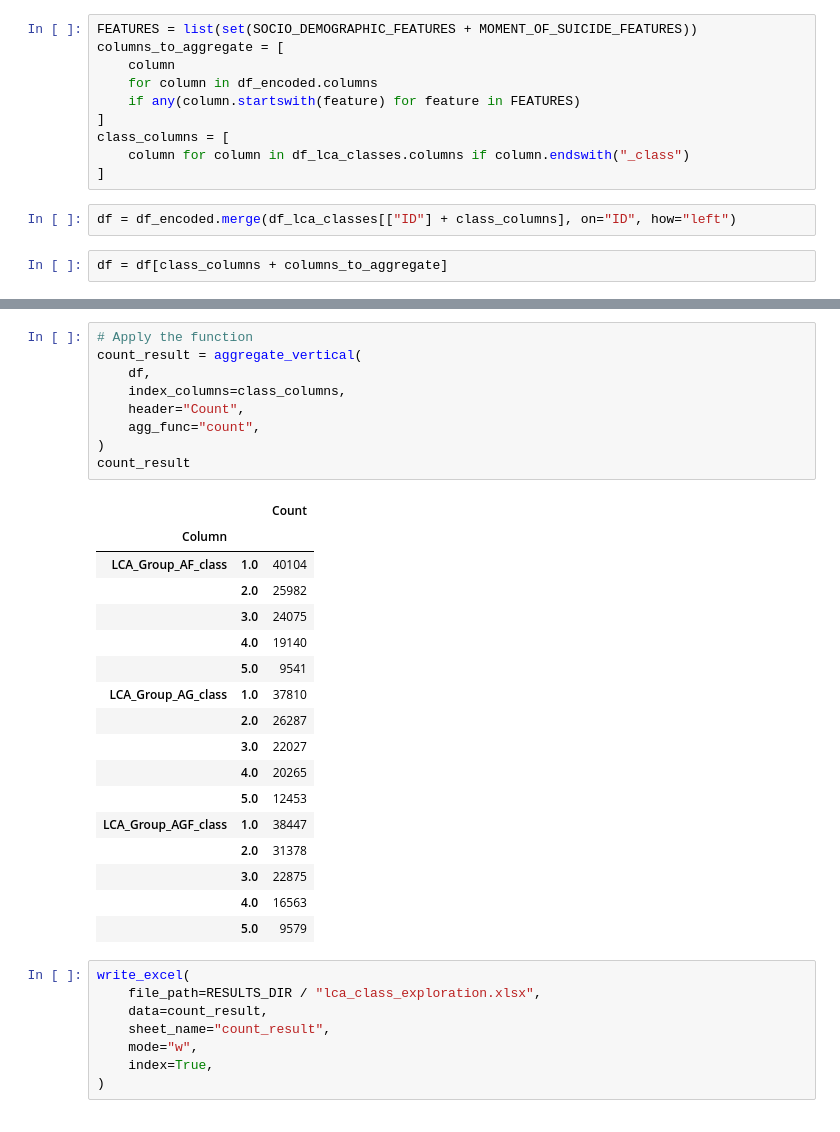
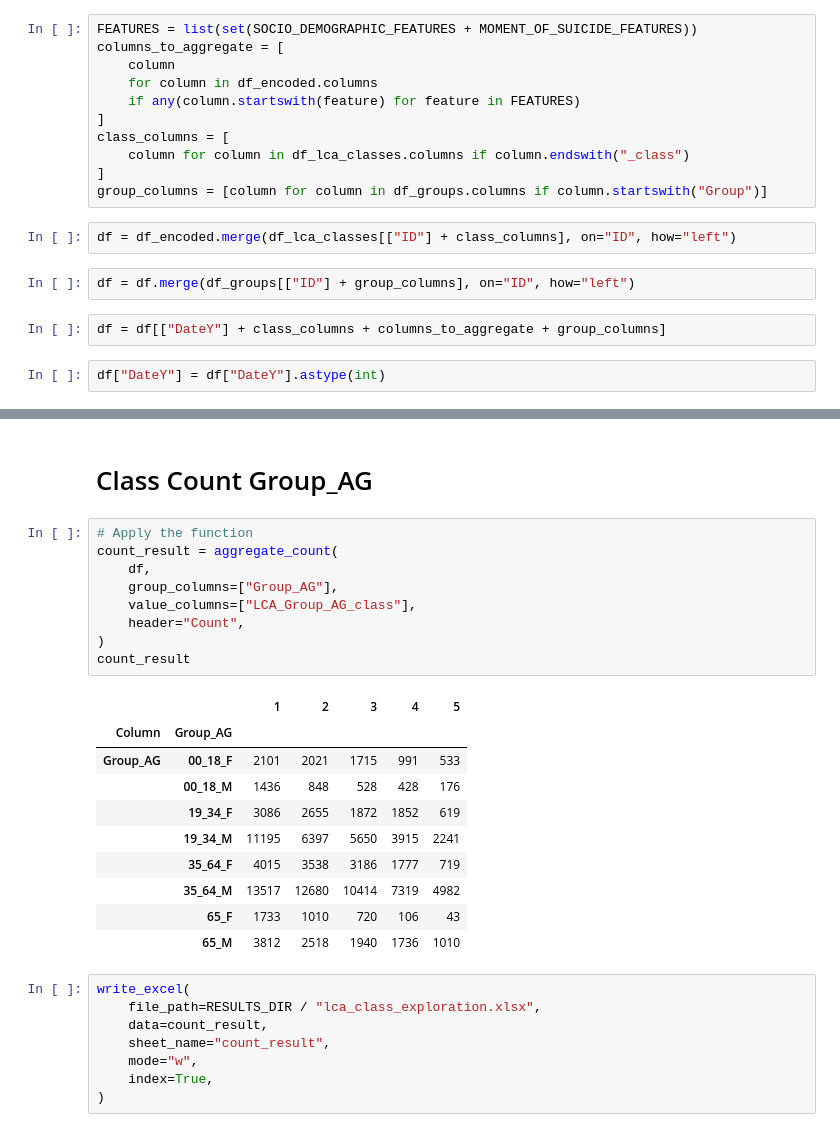
Before and after one commit to Hubert26/ippan_suicide_study, a Jupyter notebook: notebooks/lca_class_exploration.ipynb, the cells around one changed output, grey strips where cells are left out. Cells and saved outputs as stored; diff of their text form.

```diff
--- a/notebooks/lca_class_exploration.ipynb
+++ b/notebooks/lca_class_exploration.ipynb
@@ -48,7 +54,12 @@ columns_to_aggregate = [
 class_columns = [
     column for column in df_lca_classes.columns if column.endswith("_class")
 ]
+group_columns = [column for column in df_groups.columns if column.startswith("Group")]
 # %%
 df = df_encoded.merge(df_lca_classes[["ID"] + class_columns], on="ID", how="left")
+# %%
+df = df.merge(df_groups[["ID"] + group_columns], on="ID", how="left")
 # %%
-df = df[class_columns + columns_to_aggregate]
+df = df[["DateY"] + class_columns + columns_to_aggregate + group_columns]
+# %%
+df["DateY"] = df["DateY"].astype(int)
@@ -55,30 +86,25 @@ df = df[class_columns + columns_to_aggregate]
+# %% [markdown]
+# Class Count Group_AG
 # %%
 # Apply the function
-count_result = aggregate_vertical(
+count_result = aggregate_count(
     df,
-    index_columns=class_columns,
+    group_columns=["Group_AG"],
+    value_columns=["LCA_Group_AG_class"],
     header="Count",
-    agg_func="count",
 )
 count_result
 # %% [output]
-|  |  | Count |
-| Column |  |  |
-| LCA_Group_AF_class | 1.0 | 40104 |
-|  | 2.0 | 25982 |
-|  | 3.0 | 24075 |
-|  | 4.0 | 19140 |
-|  | 5.0 | 9541 |
-| LCA_Group_AG_class | 1.0 | 37810 |
-|  | 2.0 | 26287 |
-|  | 3.0 | 22027 |
-|  | 4.0 | 20265 |
-|  | 5.0 | 12453 |
-| LCA_Group_AGF_class | 1.0 | 38447 |
-|  | 2.0 | 31378 |
-|  | 3.0 | 22875 |
-|  | 4.0 | 16563 |
-|  | 5.0 | 9579 |
+|  |  | 1 | 2 | 3 | 4 | 5 |
+| Column | Group_AG |  |  |  |  |  |
+| Group_AG | 00_18_F | 2101 | 2021 | 1715 | 991 | 533 |
+|  | 00_18_M | 1436 | 848 | 528 | 428 | 176 |
+|  | 19_34_F | 3086 | 2655 | 1872 | 1852 | 619 |
+|  | 19_34_M | 11195 | 6397 | 5650 | 3915 | 2241 |
+|  | 35_64_F | 4015 | 3538 | 3186 | 1777 | 719 |
+|  | 35_64_M | 13517 | 12680 | 10414 | 7319 | 4982 |
+|  | 65_F | 1733 | 1010 | 720 | 106 | 43 |
+|  | 65_M | 3812 | 2518 | 1940 | 1736 | 1010 |
 # %%
 write_excel(
     file_path=RESULTS_DIR / "lca_class_exploration.xlsx",
```
Also changed, not shown: parts of 17 cells of this notebook, 11 other files.
